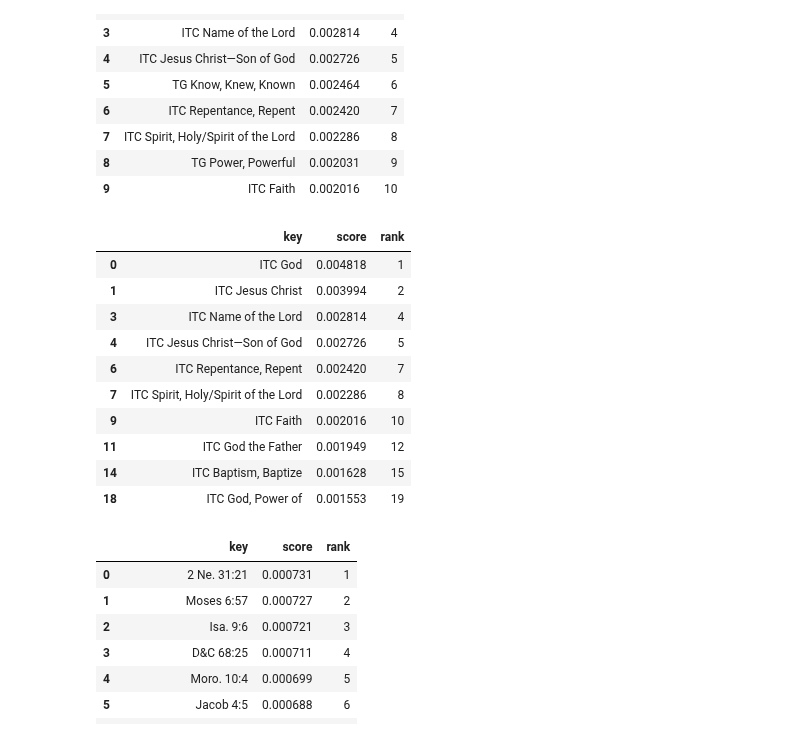
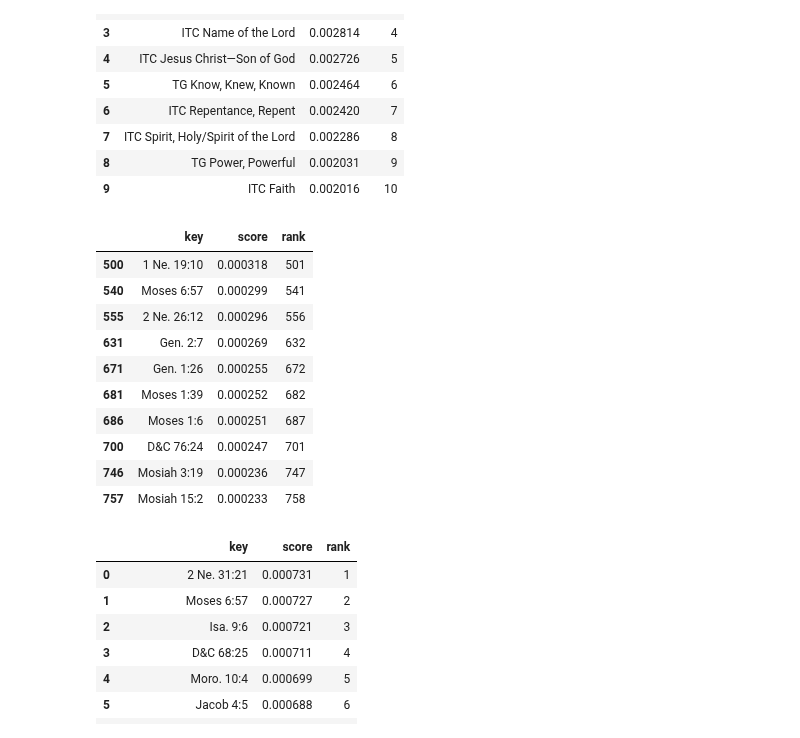
Before and after one commit to skearnes/scripture-graph, a Jupyter notebook: posts/2021-01-08/post.ipynb, the cells around one changed output. Drawn from its saved outputs; the diff is of its cells as text; code cells hidden in the pictures.

```diff
--- a/posts/2021-01-08/post.ipynb
+++ b/posts/2021-01-08/post.ipynb
@@ -382,19 +403,19 @@ hub_df.head(10)
 | 8 | TG Power, Powerful | 0.002031 | 9 |
 | 9 | ITC Faith | 0.002016 | 10 |
 # %%
-hub_df[~hub_df.key.str.startswith(('TG', 'IttTC'))].head(10)
+hub_df[~hub_df.key.str.startswith(('TG', 'ITC'))].head(10)
 # %% [output]
 |  | key | score | rank |
-| 0 | ITC God | 0.004818 | 1 |
-| 1 | ITC Jesus Christ | 0.003994 | 2 |
-| 3 | ITC Name of the Lord | 0.002814 | 4 |
-| 4 | ITC Jesus Christ—Son of God | 0.002726 | 5 |
-| 6 | ITC Repentance, Repent | 0.002420 | 7 |
-| 7 | ITC Spirit, Holy/Spirit of the Lord | 0.002286 | 8 |
-| 9 | ITC Faith | 0.002016 | 10 |
-| 11 | ITC God the Father | 0.001949 | 12 |
-| 14 | ITC Baptism, Baptize | 0.001628 | 15 |
-| 18 | ITC God, Power of | 0.001553 | 19 |
+| 500 | 1 Ne. 19:10 | 0.000318 | 501 |
+| 540 | Moses 6:57 | 0.000299 | 541 |
+| 555 | 2 Ne. 26:12 | 0.000296 | 556 |
+| 631 | Gen. 2:7 | 0.000269 | 632 |
+| 671 | Gen. 1:26 | 0.000255 | 672 |
+| 681 | Moses 1:39 | 0.000252 | 682 |
+| 686 | Moses 1:6 | 0.000251 | 687 |
+| 700 | D&C 76:24 | 0.000247 | 701 |
+| 746 | Mosiah 3:19 | 0.000236 | 747 |
+| 757 | Mosiah 15:2 | 0.000233 | 758 |
 # %%
 authority_df = notebook_lib.assign_ranks(authorities)
 authority_df.head(10)
```
Also changed, not shown: parts of 2 cells of this notebook.
